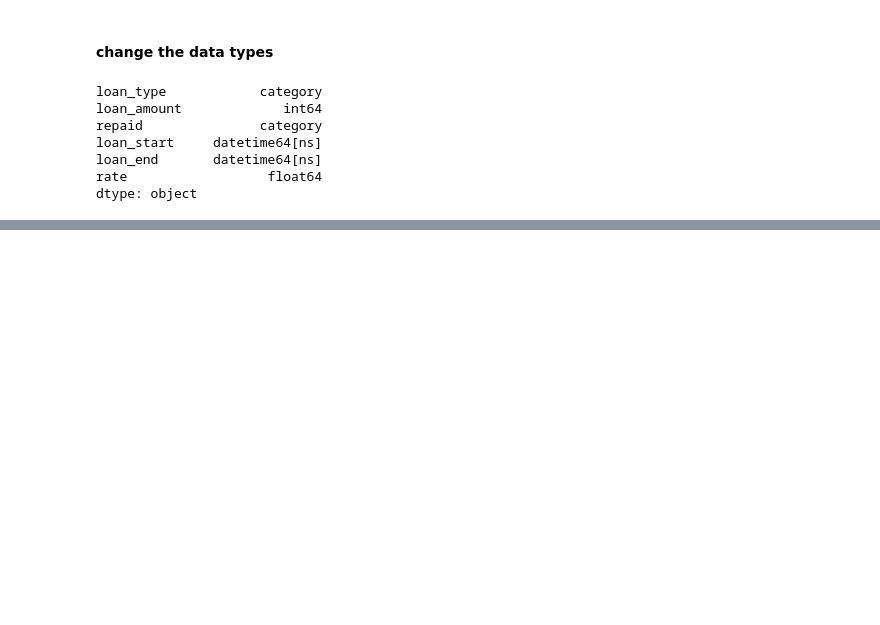
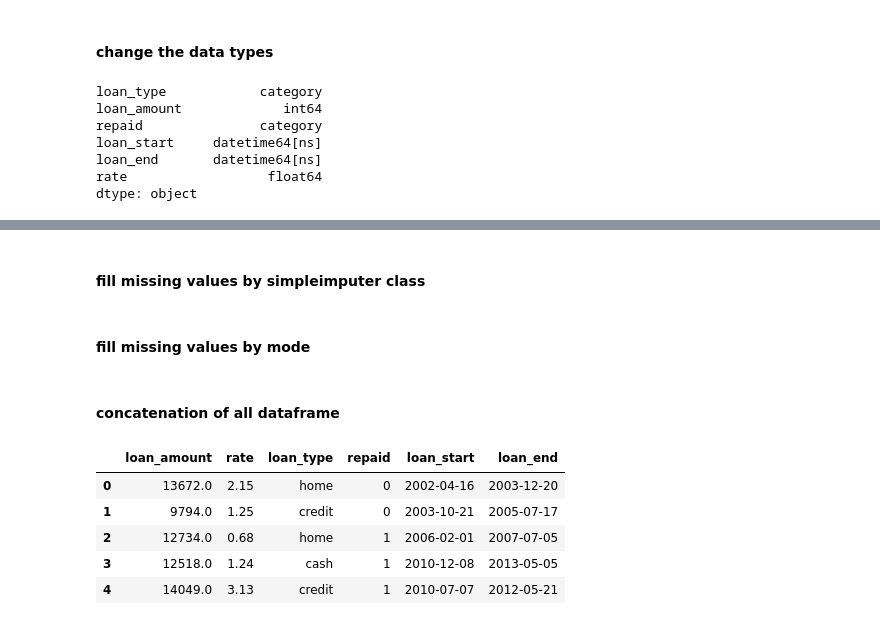
Before and after one commit to shadmankhezri/regression_loan, a Jupyter notebook: loan_regression.ipynb, the cells around one changed output, grey strips where cells are left out. Saved outputs shown, nothing was run; the diff lists cells and outputs as text; code cells hidden in the pictures; blank space fills up the shorter version.

```diff
--- a/loan_regression.ipynb
+++ b/loan_regression.ipynb
@@ -171,0 +196,5 @@ dtype: object
+# %%
+# Selection of category columns
+
+df_category_features = df.select_dtypes(include=['category'])
+print(f"Categorical Features: \n{df_category_features}\n")
@@ -171,0 +252,2 @@ dtype: object
+# %% [markdown]
+#### fill missing values by simpleimputer class
@@ -171,0 +264,2 @@ dtype: object
+# %% [markdown]
+#### fill missing values by mode
@@ -171,0 +274,16 @@ dtype: object
+# %% [markdown]
+#### concatenation of all dataframe
+# %%
+df_numeric_features.reset_index(drop=True, inplace=True)
+df_category_features.reset_index(drop=True, inplace=True)
+df_datetime_features.reset_index(drop=True, inplace=True)
+
+df = pd.concat([df_numeric_features, df_category_features, df_datetime_features], axis=1)
+df.head()
+# %% [output]
+|  | loan_amount | rate | loan_type | repaid | loan_start | loan_end |
+| 0 | 13672.0 | 2.15 | home | 0 | 2002-04-16 | 2003-12-20 |
+| 1 | 9794.0 | 1.25 | credit | 0 | 2003-10-21 | 2005-07-17 |
+| 2 | 12734.0 | 0.68 | home | 1 | 2006-02-01 | 2007-07-05 |
+| 3 | 12518.0 | 1.24 | cash | 1 | 2010-12-08 | 2013-05-05 |
+| 4 | 14049.0 | 3.13 | credit | 1 | 2010-07-07 | 2012-05-21 |
```
Also changed, not shown: parts of 17 cells of this notebook.
